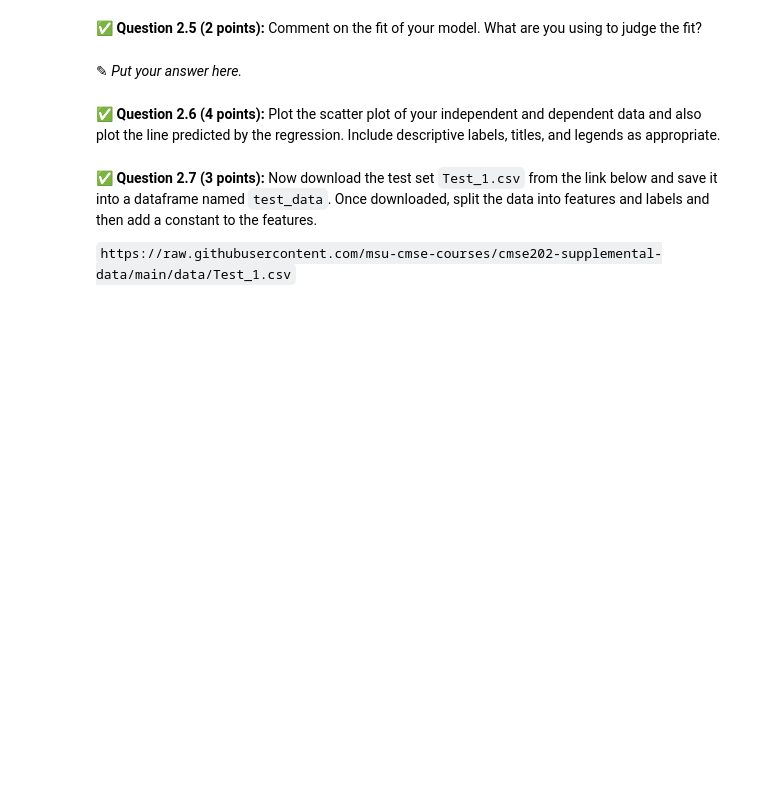
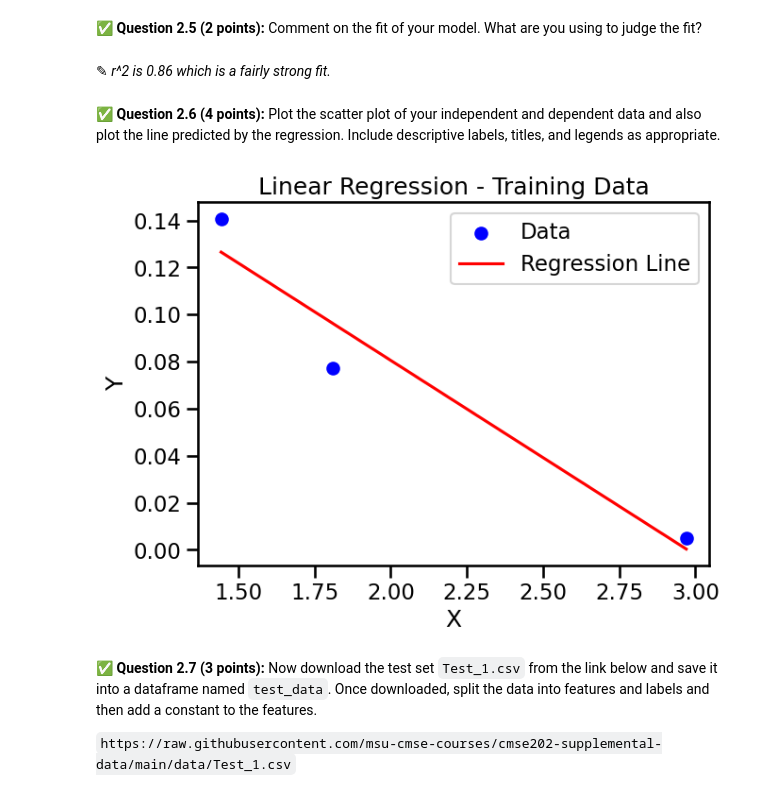
Before and after one commit to callewiss/CMSE202-s26-turnin, a Jupyter notebook: hw-03/HW-03_Regression-S26-STUDENT.ipynb, the cells around one changed output. Saved outputs shown, nothing was run; the diff lists cells and outputs as text; code cells hidden in the pictures; blank space fills up the shorter version.

```diff
--- a/hw-03/HW-03_Regression-S26-STUDENT.ipynb
+++ b/hw-03/HW-03_Regression-S26-STUDENT.ipynb
@@ -123,3 +125,5 @@ In this part, we'll perform some one-variable linear regression analysis on the
 &#9989;  **Question 2.2 (2 points)**: Next, load the data using Pandas and save it into a data frame called `train_data`. Then display the entire dataframe.
 # %%
 # Put your code here
+train_data = pd.read_csv("Train_1.csv")
+train_data
@@ -133,0 +141,5 @@ In this part, we'll perform some one-variable linear regression analysis on the
+# %%
+# Put your code here
+X_train = sm.add_constant(train_data["X"])
+model = sm.OLS(train_data["Y"], X_train).fit()
+print(model.summary())
@@ -134,6 +164,6 @@ In this part, we'll perform some one-variable linear regression analysis on the
 # %% [markdown]
 &#9989; **Question 2.5 (2 points):** Comment on the fit of your model. What are you using to judge the fit?
 # %% [markdown]
-<font size=+3>&#9998;</font>  _Put your answer here._
+<font size=+3>&#9998;</font>  _r^2 is 0.86 which is a fairly strong fit._
 # %% [markdown]
 &#9989; **Question 2.6 (4 points):** Plot the scatter plot of your independent and dependent data and also plot the line predicted by the regression. Include descriptive labels, titles, and legends as appropriate.
@@ -142,3 +170,18 @@ In this part, we'll perform some one-variable linear regression analysis on the
+# %%
+# Put your answer here
+x_vals = np.linspace(train_data["X"].min(), train_data["X"].max(), 100)
+y_vals = model.predict(sm.add_constant(x_vals))
+
+plt.figure(figsize=(7, 5))
+plt.scatter(train_data["X"], train_data["Y"], label="Data", color="blue")
+plt.plot(x_vals, y_vals, color="red", label="Regression Line")
+plt.xlabel("X")
+plt.ylabel("Y")
+plt.title("Linear Regression - Training Data")
+plt.legend()
+plt.show()
+# %% [output]
+[figure, added]
 # %% [markdown]
 &#9989; **Question 2.7 (3 points):** Now download the test set `Test_1.csv` from the link below and save it into a dataframe named `test_data`. Once downloaded, split the data into features and labels and then add a constant to the features.
 
```
Also changed, not shown: parts of 14 cells of this notebook, 3 other files.
